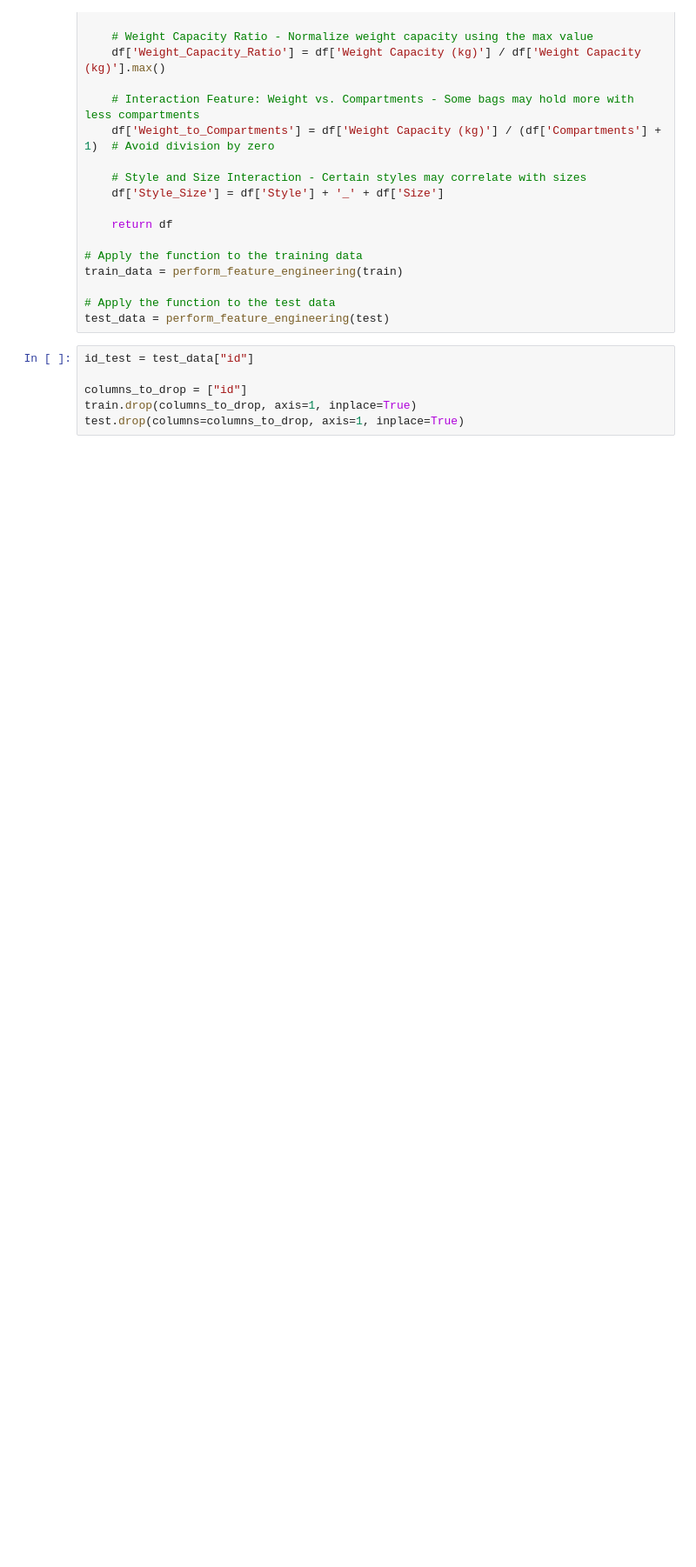
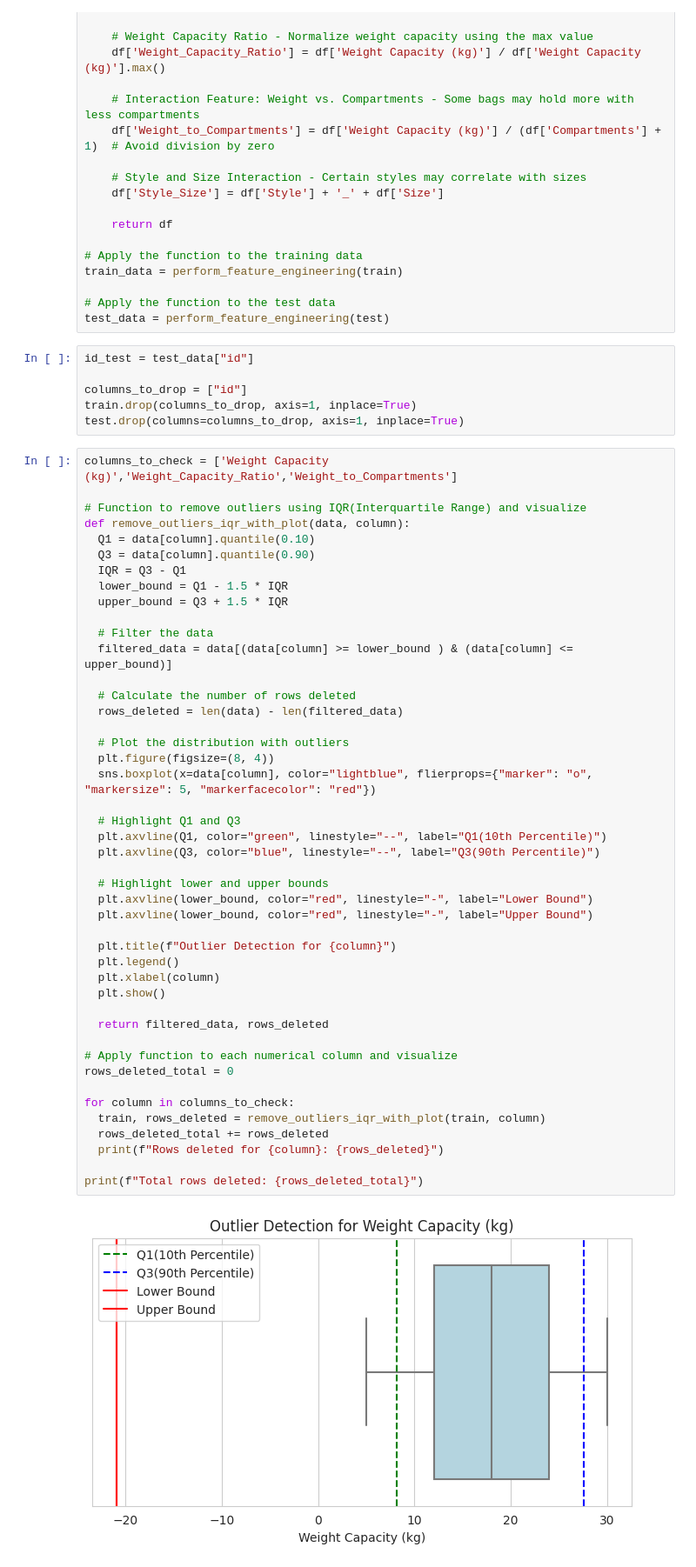
Before and after one commit to nakakonakako/kaggle, a Jupyter notebook: backpack/backpack.ipynb, the cells around one changed output. Shown: that part at 87% size. Saved outputs shown, nothing was run; the diff lists cells and outputs as text; blank space fills up the shorter version.

```diff
--- a/backpack/backpack.ipynb
+++ b/backpack/backpack.ipynb
@@ -387,3 +387,50 @@ id_test = test_data["id"]
 columns_to_drop = ["id"]
 train.drop(columns_to_drop, axis=1, inplace=True)
 test.drop(columns=columns_to_drop, axis=1, inplace=True)
+# %%
+columns_to_check = ['Weight Capacity (kg)','Weight_Capacity_Ratio','Weight_to_Compartments']
+
+# Function to remove outliers using IQR(Interquartile Range) and visualize
+def remove_outliers_iqr_with_plot(data, column):
+  Q1 = data[column].quantile(0.10)
+  Q3 = data[column].quantile(0.90)
+  IQR = Q3 - Q1
+  lower_bound = Q1 - 1.5 * IQR
+  upper_bound = Q3 + 1.5 * IQR
+
+  # Filter the data
+  filtered_data = data[(data[column] >= lower_bound ) & (data[column] <= upper_bound)]
+
+  # Calculate the number of rows deleted
+  rows_deleted = len(data) - len(filtered_data)
+
+  # Plot the distribution with outliers
+  plt.figure(figsize=(8, 4))
+  sns.boxplot(x=data[column], color="lightblue", flierprops={"marker": "o", "markersize": 5, "markerfacecolor": "red"})
+
+  # Highlight Q1 and Q3
+  plt.axvline(Q1, color="green", linestyle="--", label="Q1(10th Percentile)")
+  plt.axvline(Q3, color="blue", linestyle="--", label="Q3(90th Percentile)")
+
+  # Highlight lower and upper bounds
+  plt.axvline(lower_bound, color="red", linestyle="-", label="Lower Bound")
+  plt.axvline(lower_bound, color="red", linestyle="-", label="Upper Bound")
+
+  plt.title(f"Outlier Detection for {column}")
+  plt.legend()
+  plt.xlabel(column)
+  plt.show()
+
+  return filtered_data, rows_deleted
+
+# Apply function to each numerical column and visualize
+rows_deleted_total = 0
+
+for column in columns_to_check:
+  train, rows_deleted = remove_outliers_iqr_with_plot(train, column)
+  rows_deleted_total += rows_deleted
+  print(f"Rows deleted for {column}: {rows_deleted}")
+
+print(f"Total rows deleted: {rows_deleted_total}")
+# %% [output]
+[figure, added]
```
Also changed, not shown: parts of 1 cell of this notebook.
